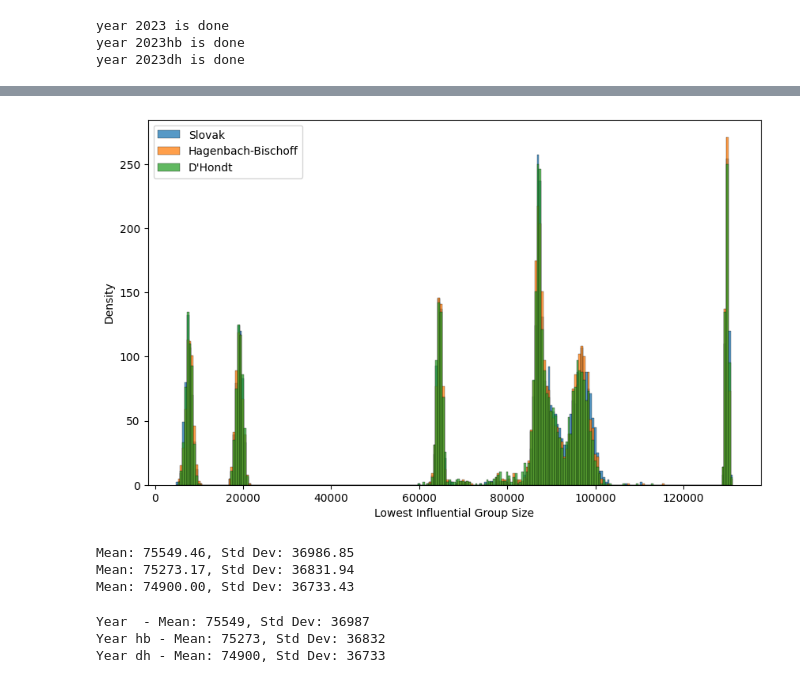
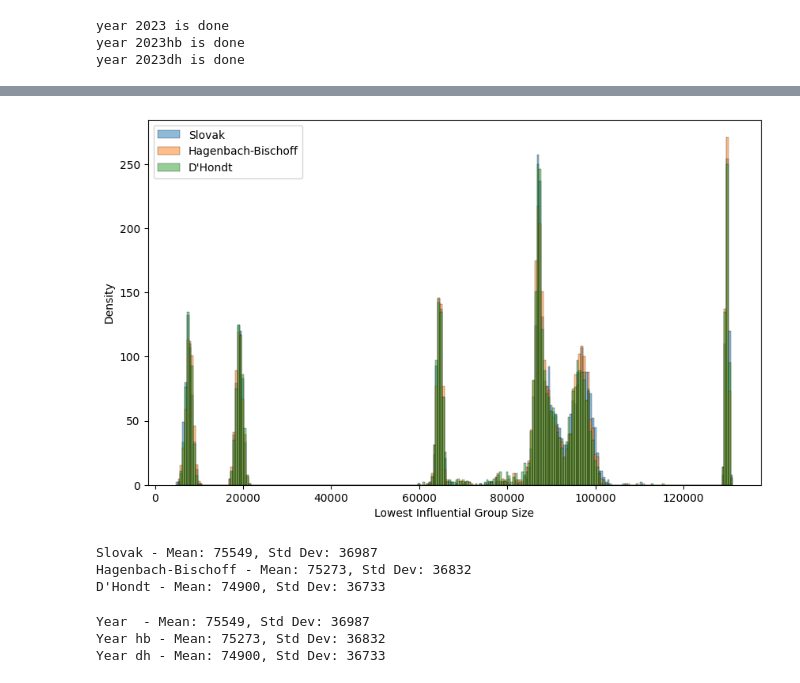
Before and after one commit to JnKamas/bc-praca, a Jupyter notebook: question_5.ipynb, the cells around one changed output, grey strips where cells are left out. Cells and saved outputs as stored; diff of their text form; code cells hidden in the pictures.

```diff
--- a/question_5.ipynb
+++ b/question_5.ipynb
@@ -167,52 +205,42 @@ year 2023dh is done
 # %%
 year = 2023
 
 
 df_sk = pd.read_csv(f'./db_exports/coalitions2023.csv', header=0)
 df_hb = pd.read_csv(f'./db_exports/coalitions2023hb.csv', header=0)
 df_dh = pd.read_csv(f'./db_exports/coalitions2023dh.csv', header=0)
 
 df_sk["lowest_samples"] = df_sk["lowest_samples"] * (constants.all_voters[year] / 1000000)
 df_hb["lowest_samples"] = df_hb["lowest_samples"] * (constants.all_voters[year] / 1000000)
 df_dh["lowest_samples"] = df_dh["lowest_samples"] * (constants.all_voters[year] / 1000000)
 
 
 data_min = min(df_sk["lowest_samples"].min(), min(df_hb["lowest_samples"].min(), df_dh["lowest_samples"].min()))
 data_max = max(df_sk["lowest_samples"].max(), min(df_hb["lowest_samples"].min(), df_dh["lowest_samples"].min()))
 
 bin_width = 500
 bin_edges = np.arange(data_min, data_max + bin_width, bin_width)
 
 plt.figure(figsize=(10, 6))
 
-sns.histplot(df_sk["lowest_samples"], bins=bin_edges, label='Slovak')
-sns.histplot(df_hb["lowest_samples"], bins=bin_edges, label='Hagenbach-Bischoff')
-sns.histplot(df_dh["lowest_samples"], bins=bin_edges, label='D\'Hondt')
+sns.histplot(df_sk["lowest_samples"], bins=bin_edges, label='Slovak', alpha=0.5)
+sns.histplot(df_hb["lowest_samples"], bins=bin_edges, label='Hagenbach-Bischoff', alpha=0.5)
+sns.histplot(df_dh["lowest_samples"], bins=bin_edges, label='D\'Hondt', alpha=0.5)
 
 plt.xlabel('Lowest Influential Group Size')
 plt.ylabel('Density')
 plt.legend()
 plt.show()
 
-mean_value = np.mean(df_sk.iloc[:, 2])
-std_dev = np.std(df_sk.iloc[:, 2])
-
-print(f"Mean: {mean_value:.2f}, Std Dev: {std_dev:.2f}")
-
-mean_value = np.mean(df_hb.iloc[:, 2])
-std_dev = np.std(df_hb.iloc[:, 2])
-
-print(f"Mean: {mean_value:.2f}, Std Dev: {std_dev:.2f}")
-
-mean_value = np.mean(df_dh.iloc[:, 2])
-std_dev = np.std(df_dh.iloc[:, 2])
-
-print(f"Mean: {mean_value:.2f}, Std Dev: {std_dev:.2f}")
+for df, method in zip([df_sk, df_hb, df_dh], ['Slovak', 'Hagenbach-Bischoff', 'D\'Hondt']):
+    mean_value = np.mean(df["lowest_samples"])
+    std_dev = np.std(df["lowest_samples"])
+    print(f"{method} - Mean: {mean_value:.0f}, Std Dev: {std_dev:.0f}")
 # %% [output]
-[figure, old version]
+[figure, new version]
-Mean: 75549.46, Std Dev: 36986.85
-Mean: 75273.17, Std Dev: 36831.94
-Mean: 74900.00, Std Dev: 36733.43
+Slovak - Mean: 75549, Std Dev: 36987
+Hagenbach-Bischoff - Mean: 75273, Std Dev: 36832
+D'Hondt - Mean: 74900, Std Dev: 36733
 # %%
 suffixes = ["", "hb", "dh"]
 cumulative_data = []
```
Also changed, not shown: parts of 2 cells of this notebook, 20 other files.
